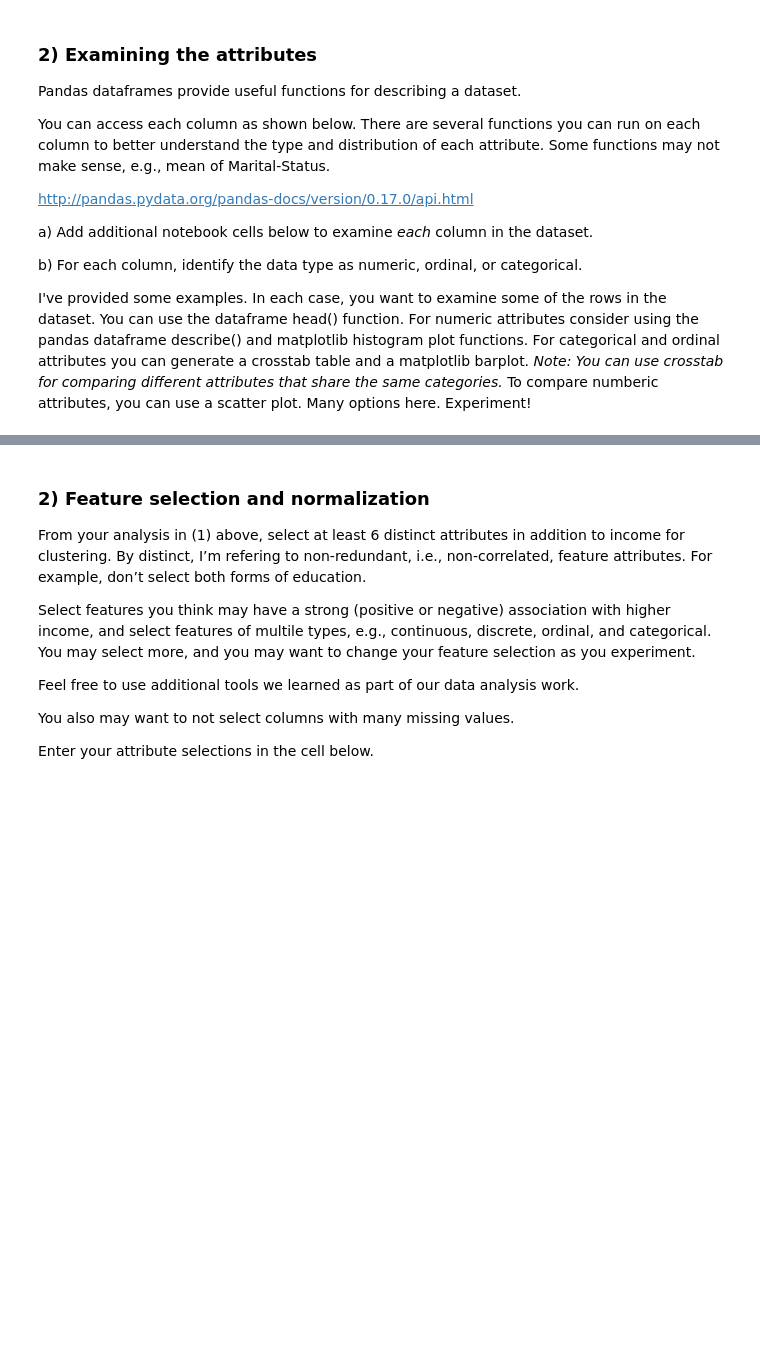
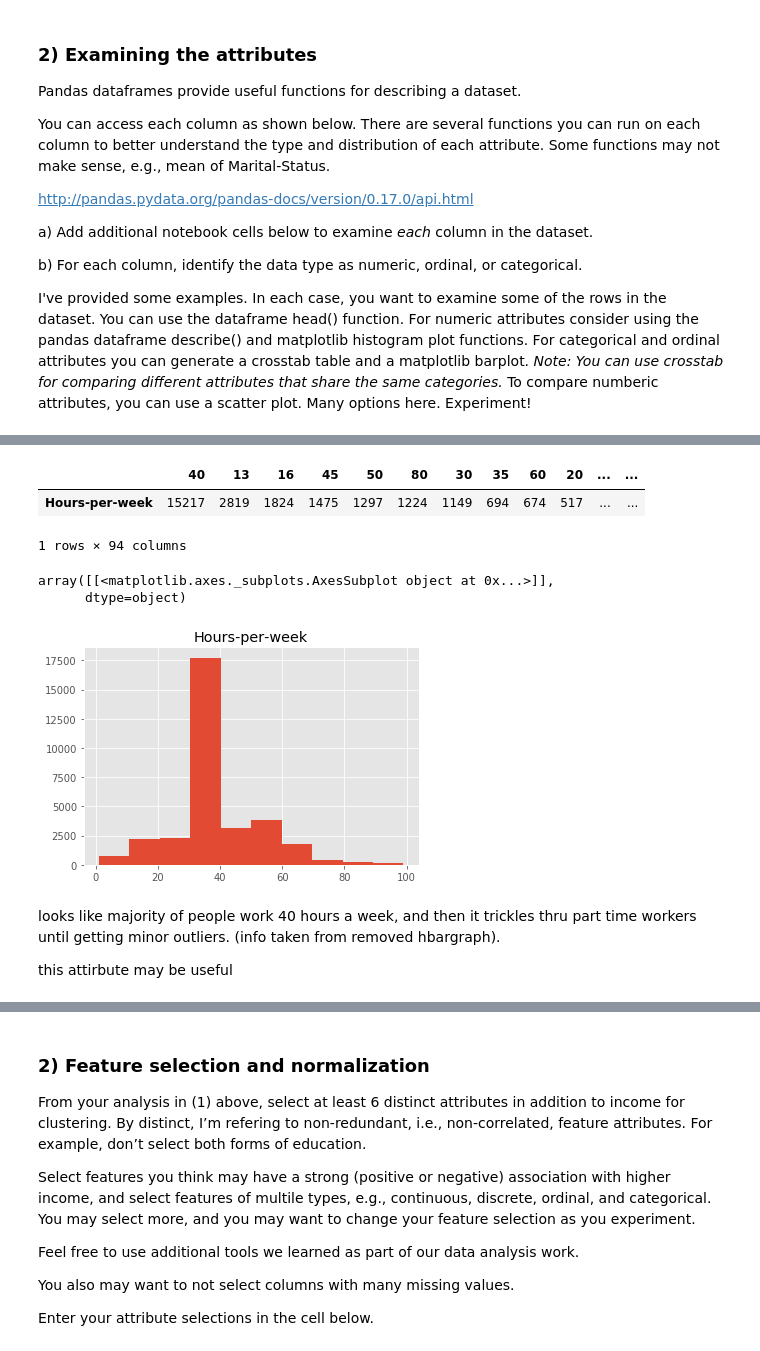
Before and after one commit to gagandaroach/DataScienceIntro, a Jupyter notebook: labs/Lab8_Clustering/Clustering.ipynb, the cells around one changed output, grey strips where cells are left out. Saved outputs shown, nothing was run; the diff lists cells and outputs as text; code cells hidden in the pictures; blank space fills up the shorter version.

```diff
--- a/labs/Lab8_Clustering/Clustering.ipynb
+++ b/labs/Lab8_Clustering/Clustering.ipynb
@@ -224,2 +335,26 @@ adult["Hours-per-week"].unique()
+# %%
+# cross tab
+result = adult[['Hours-per-week']].apply(pd.value_counts).fillna(0).T
+result.index=['Hours-per-week']
+result.columns=adult["Hours-per-week"].unique()
+pd.options.display.float_format = '{:,.0f}'.format
+
+# cross tabulated result
+result
+# %% [output]
+|  | 40 | 13 | 16 | 45 | 50 | 80 | 30 | 35 | 60 | 20 | ... | ... |
+| Hours-per-week | 15217 | 2819 | 1824 | 1475 | 1297 | 1224 | 1149 | 694 | 674 | 517 | ... | ... |
+1 rows × 94 columns
+# %%
+# horizontal bar plot
+adult[['Hours-per-week']].hist()
+# %% [output]
+array([[<matplotlib.axes._subplots.AxesSubplot object at 0x...>]],
+      dtype=object)
+[figure, added]
+# %% [markdown]
+looks like majority of people work 40 hours a week, and then it trickles thru part time workers until getting minor outliers. (info taken from removed hbargraph).
+
+this attirbute may be useful
 # %%
 adult["fnlwgt"].describe()
```
Also changed, not shown: parts of 71 cells of this notebook.
